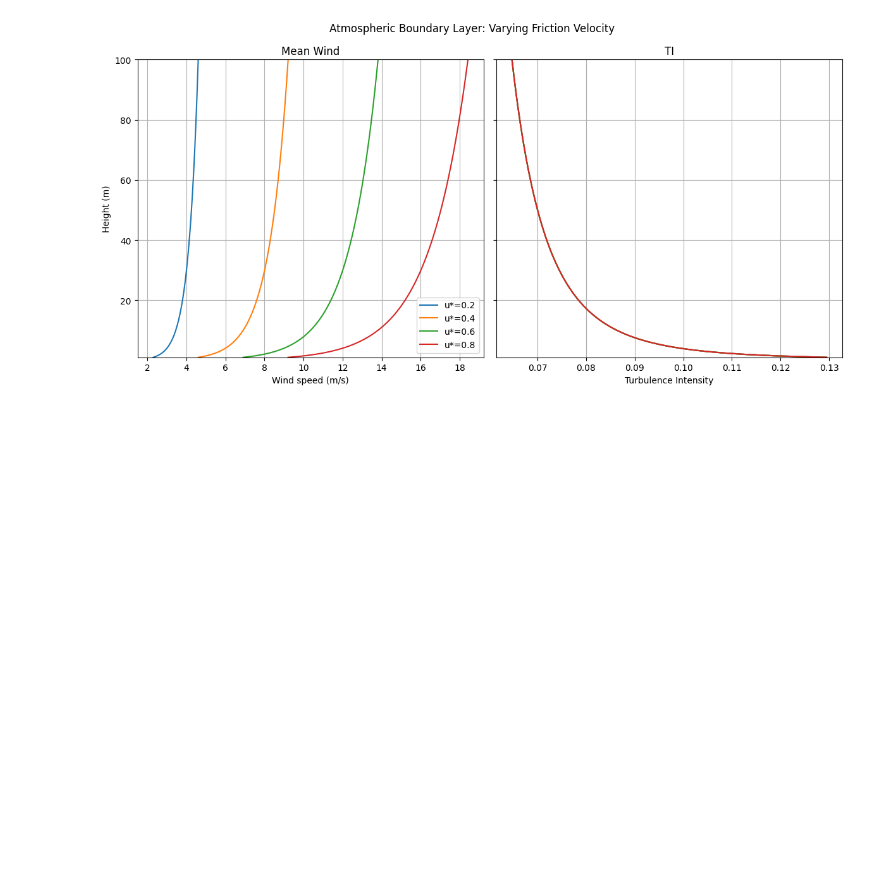
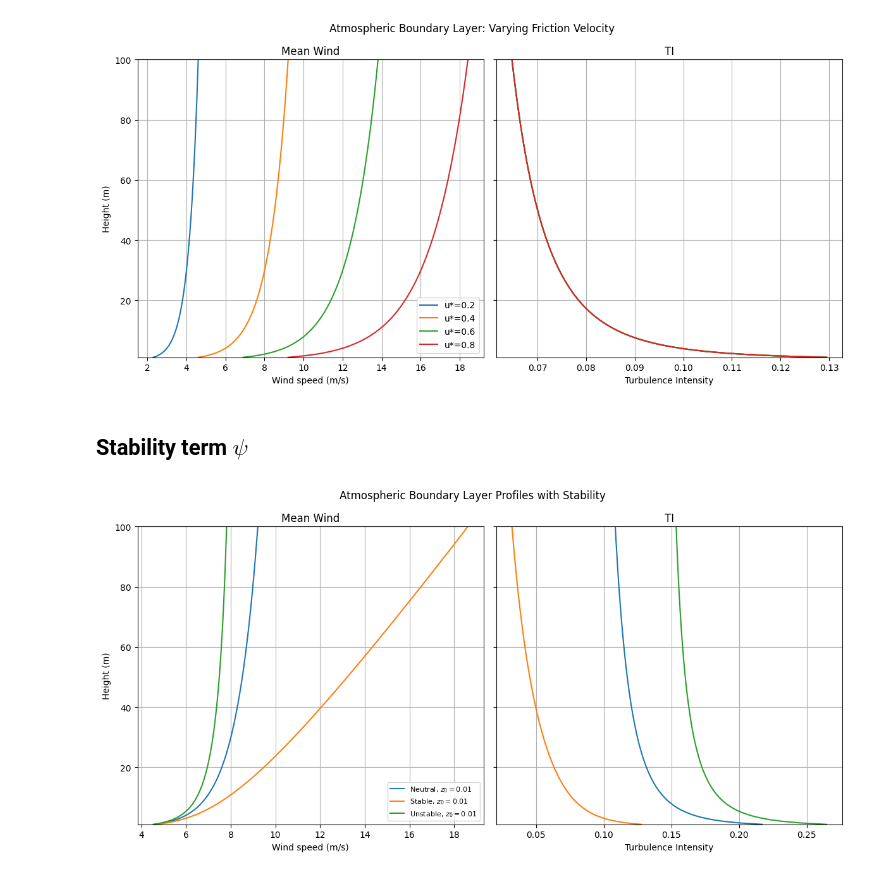
Before and after one commit to JacobManniche/Bachelor_legeplads, a Jupyter notebook: wind profile 2D.ipynb, the cells around one changed output. Drawn from its saved outputs; the diff is of its cells as text; code cells hidden in the pictures; blank space fills up the shorter version.

Commit message:
WP2D stability update

```diff
--- a/wind profile 2D.ipynb
+++ b/wind profile 2D.ipynb
@@ -172,3 +172,82 @@ plt.tight_layout()
 plt.show()
 # %% [output]
 [figure]
+# %% [markdown]
+## Stability term $\psi$
+# %%
+# constants
+kappa = 0.4
+u_star = 0.4
+z0_list = [0.01]  # multiple roughness values
+L = 50  # Obukhov length (positive = stable, negative = unstable)
+
+def psi(z, L, stability):
+    if stability == 0:  # neutral
+        return 0
+
+    if stability == 1:  # stable
+        L = abs(L)
+        return -4.7 * (z / L)
+
+    if stability == 2:  # unstable
+        L = -abs(L)
+        return (1 - 16 * (z / L))**0.25 - 1
+
+def U(z, u_star, z0, L, stability):
+    return (u_star / kappa) * (np.log(z / z0) - psi(z, L, stability))
+
+# stability-dependent turbulence
+def sigma_u(u_star, z, L, stability):
+    if stability == 0:  # neutral
+        return 2.5 * u_star
+
+    if stability == 1:  # stable → less turbulence
+        return 1.5 * u_star
+
+    if stability == 2:  # unstable → more turbulence
+        return 3.0 * u_star
+
+def TI(z, u_star, z0, L, stability):
+    return sigma_u(u_star, z, L, stability) / U(z, u_star, z0, L, stability)
+
+
+# height range
+z = np.linspace(1, 100, 200)
+
+fig, ax = plt.subplots(1, 2, figsize=(12, 6), sharey=True)
+
+stabilities = {
+    0: "Neutral",
+    1: "Stable",
+    2: "Unstable"
+}
+
+for stability, label in stabilities.items():
+    for z0 in z0_list:
+        U_vals = U(z, u_star, z0, L, stability)
+        TI_vals = TI(z, u_star, z0, L, stability)
+
+        ax[0].plot(U_vals, z, label=f'{label}, $z_0={z0}$')
+        ax[1].plot(TI_vals, z)
+
+# labels
+ax[0].set_xlabel("Wind speed (m/s)")
+ax[0].set_title("Mean Wind")
+
+ax[1].set_xlabel("Turbulence Intensity")
+ax[1].set_title("TI")
+
+ax[0].set_ylabel("Height (m)")
+
+for a in ax:
+    a.grid(True)
+    a.set_ylim(1, 100)
+
+ax[0].legend(fontsize=8)
+
+plt.suptitle("Atmospheric Boundary Layer Profiles with Stability")
+
+plt.tight_layout()
+plt.show()
+# %% [output]
+[figure, added]
```
